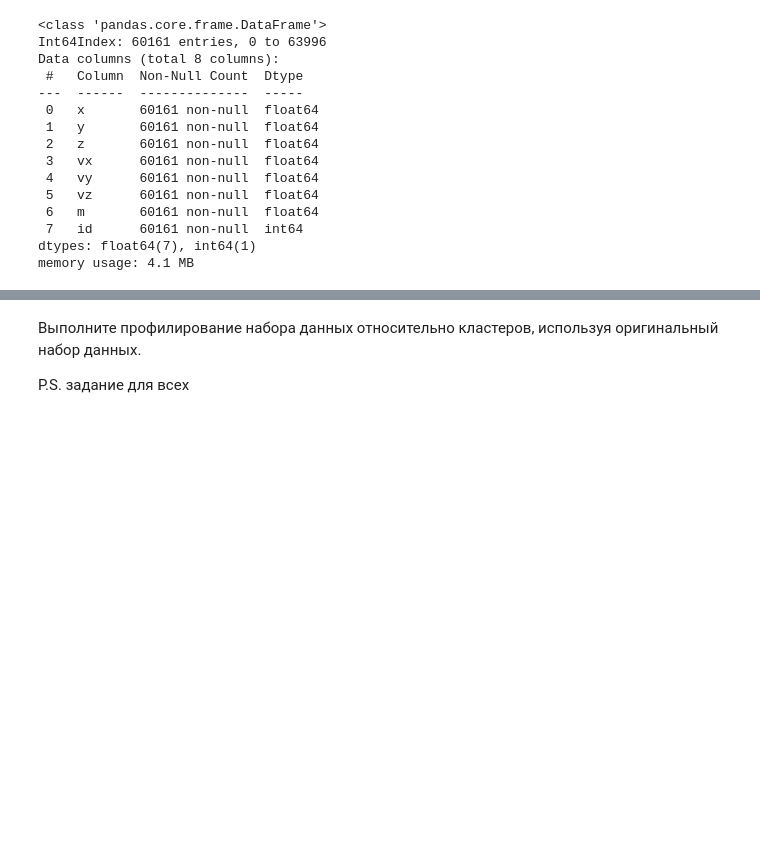
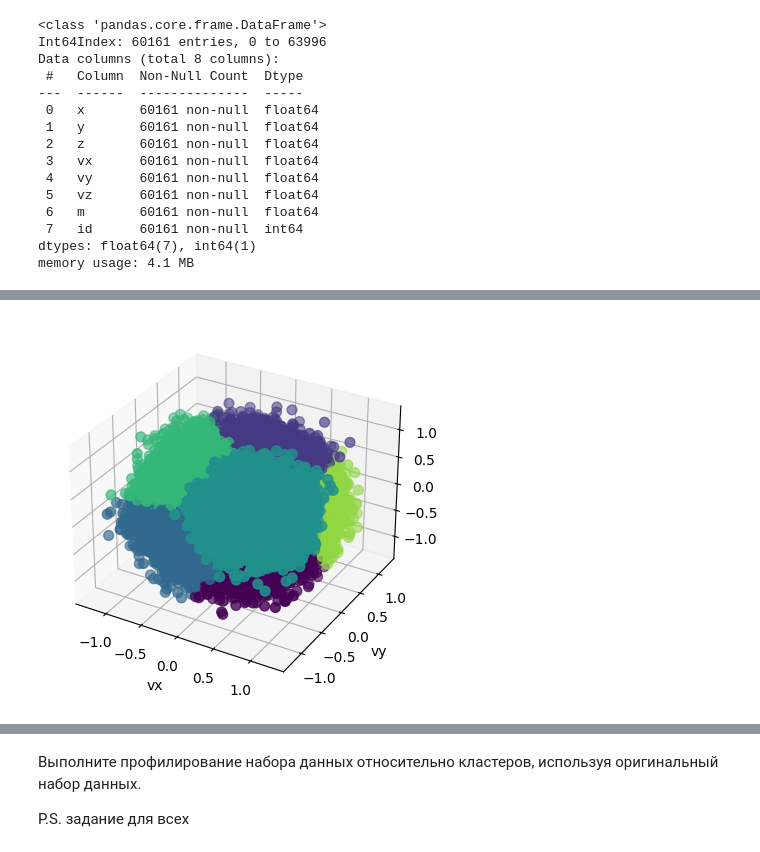
Before and after one commit to linalex13666/Labs, a Jupyter notebook: lab4/Задание_4.ipynb, the cells around one changed output, grey strips where cells are left out. Cells and saved outputs as stored; diff of their text form; code cells hidden in the pictures; blank space fills up the shorter version.

```diff
--- a/lab4/Задание_4.ipynb
+++ b/lab4/Задание_4.ipynb
@@ -229,3 +288,24 @@ memory usage: 4.1 MB
+# %%
+# your_code here
+
+kmeans = KMeans(n_clusters=7)
+
+
+X = df[["vx", "vy", "vz"]]
+kmeans.fit(X)
+
+cluster_centers = kmeans.cluster_centers_
+cluster_labels = kmeans.labels_
+
+fig = plt.figure()
+ax = fig.add_subplot(111, projection='3d')
+ax.scatter(df["vx"], df["vy"], df["vz"], c=cluster_labels, s=50, cmap='viridis')
+ax.scatter(cluster_centers[:, 0], cluster_centers[:, 1], c='red', s=200, marker='X')
+plt.xlabel('vx')
+plt.ylabel('vy')
+plt.show()
+# %% [output]
+[figure, added]
 # %%
 """
 Здесь DBSCAN и метрики. Используйте поиск оптимального EPS. Объясните почему?
```
Also changed, not shown: parts of 10 cells of this notebook.
